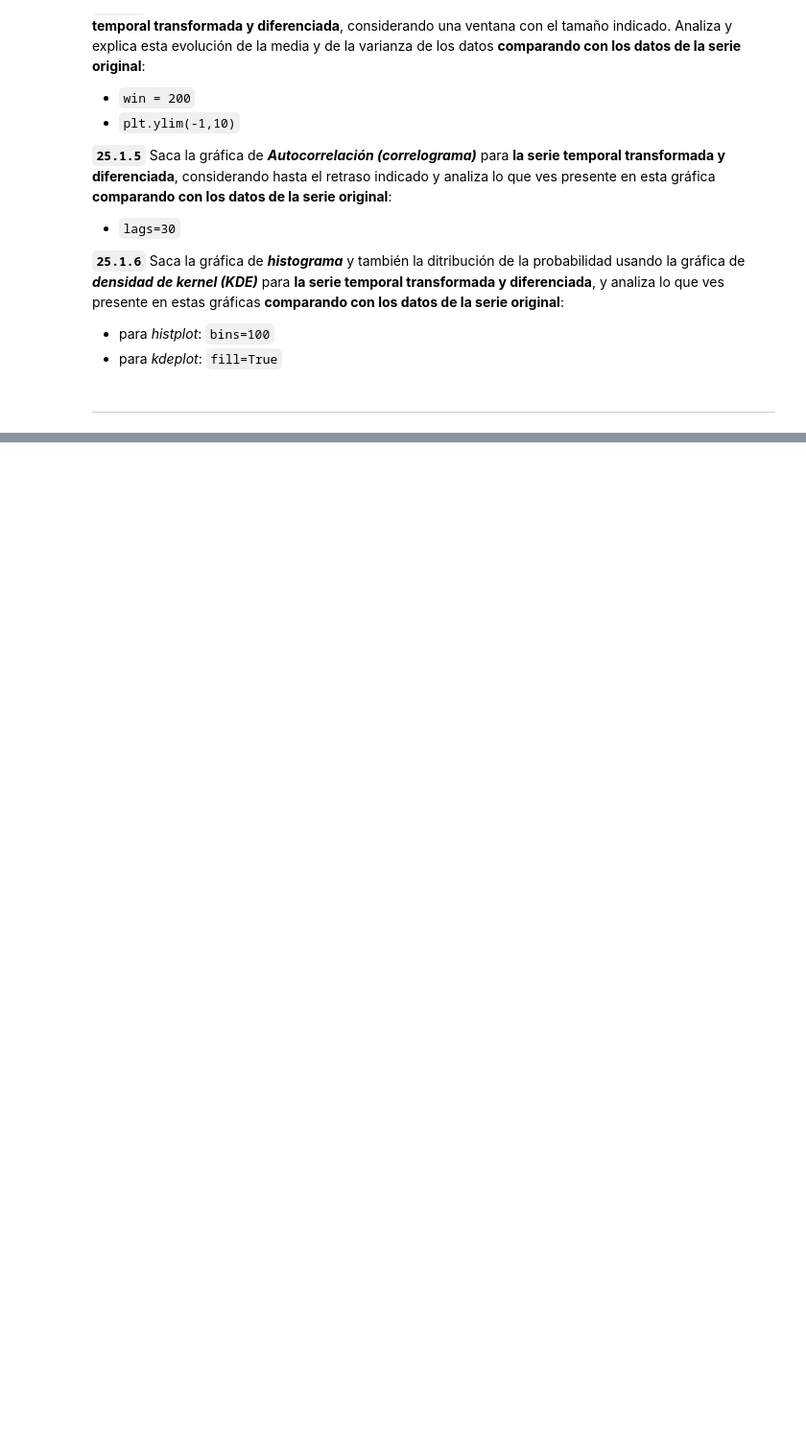
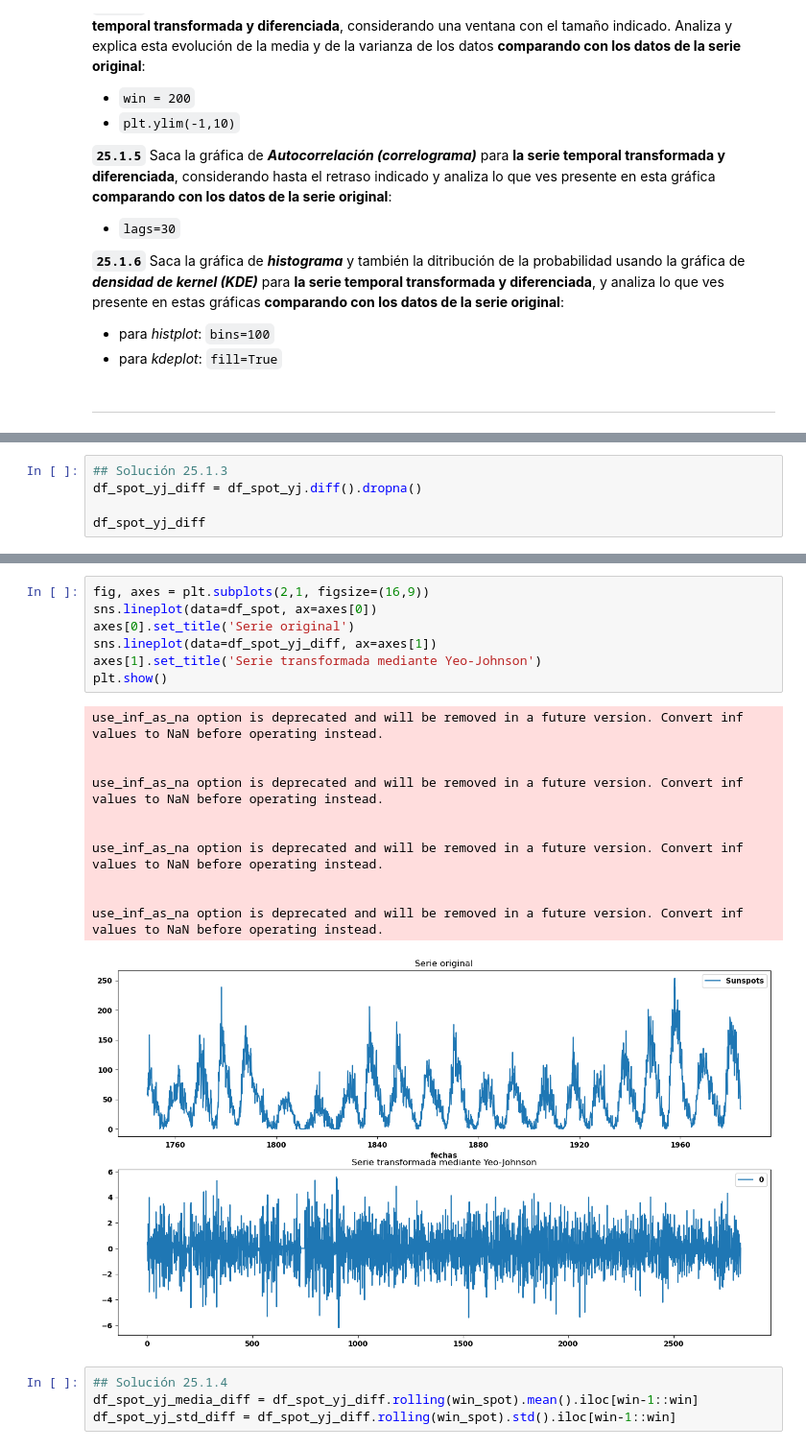
Before and after one commit to AlejandroSanchezMonzon/Analisis-Datos-BIGDATA-2023-2024, a Jupyter notebook: Bloque5/Sesion25/Sesion25-Bloque5-Analisis_Series_Temporales-BigData+.ipynb, the cells around one changed output, grey strips where cells are left out. Shown at 96% size. Saved outputs shown, nothing was run; the diff lists cells and outputs as text; blank space fills up the shorter version.

```diff
--- a/Bloque5/Sesion25/Sesion25-Bloque5-Analisis_Series_Temporales-BigData+.ipynb
+++ b/Bloque5/Sesion25/Sesion25-Bloque5-Analisis_Series_Temporales-BigData+.ipynb
@@ -901,0 +937,5 @@ plt.show()
+# %%
+## Solución 25.1.3
+df_spot_yj_diff = df_spot_yj.diff().dropna()
+
+df_spot_yj_diff
@@ -901,0 +956,23 @@ plt.show()
+# %%
+fig, axes = plt.subplots(2,1, figsize=(16,9))
+sns.lineplot(data=df_spot, ax=axes[0])
+axes[0].set_title('Serie original')
+sns.lineplot(data=df_spot_yj_diff, ax=axes[1])
+axes[1].set_title('Serie transformada mediante Yeo-Johnson')
+plt.show()
+# %% [output]
+use_inf_as_na option is deprecated and will be removed in a future version. Convert inf values to NaN before operating instead.
+
+
+use_inf_as_na option is deprecated and will be removed in a future version. Convert inf values to NaN before operating instead.
+
+
+use_inf_as_na option is deprecated and will be removed in a future version. Convert inf values to NaN before operating instead.
+
+
+use_inf_as_na option is deprecated and will be removed in a future version. Convert inf values to NaN before operating instead.
+[figure, added]
+# %%
+## Solución 25.1.4
+df_spot_yj_media_diff = df_spot_yj_diff.rolling(win_spot).mean().iloc[win-1::win]
+df_spot_yj_std_diff = df_spot_yj_diff.rolling(win_spot).std().iloc[win-1::win]
```
Also changed, not shown: parts of 12 cells of this notebook.
